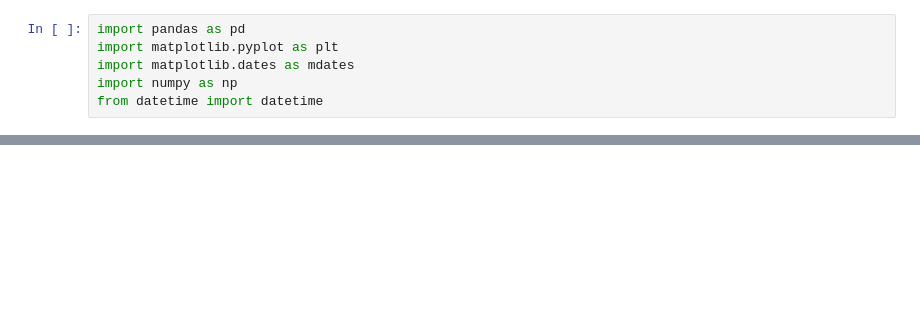
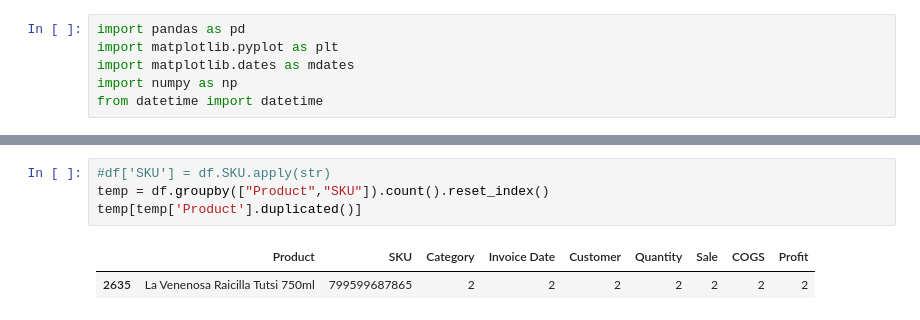
Before and after one commit to TheAgaveFairy/practice, a Jupyter notebook: SbPDetail.ipynb, the cells around one changed output, grey strips where cells are left out. Cells and saved outputs as stored; diff of their text form; blank space fills up the shorter version.

```diff
--- a/SbPDetail.ipynb
+++ b/SbPDetail.ipynb
@@ -12,0 +19,7 @@ print(df.iloc[30:40])#head is full of junk right now lol
+# %%
+#df['SKU'] = df.SKU.apply(str)
+temp = df.groupby(["Product","SKU"]).count().reset_index()
+temp[temp['Product'].duplicated()]
+# %% [output]
+|  | Product | SKU | Category | Invoice Date | Customer | Quantity | Sale | COGS | Profit |
+| 2635 | La Venenosa Raicilla Tutsi 750ml | 799599687865 | 2 | 2 | 2 | 2 | 2 | 2 | 2 |
```
Also changed, not shown: parts of 14 cells of this notebook, 2 other files.
